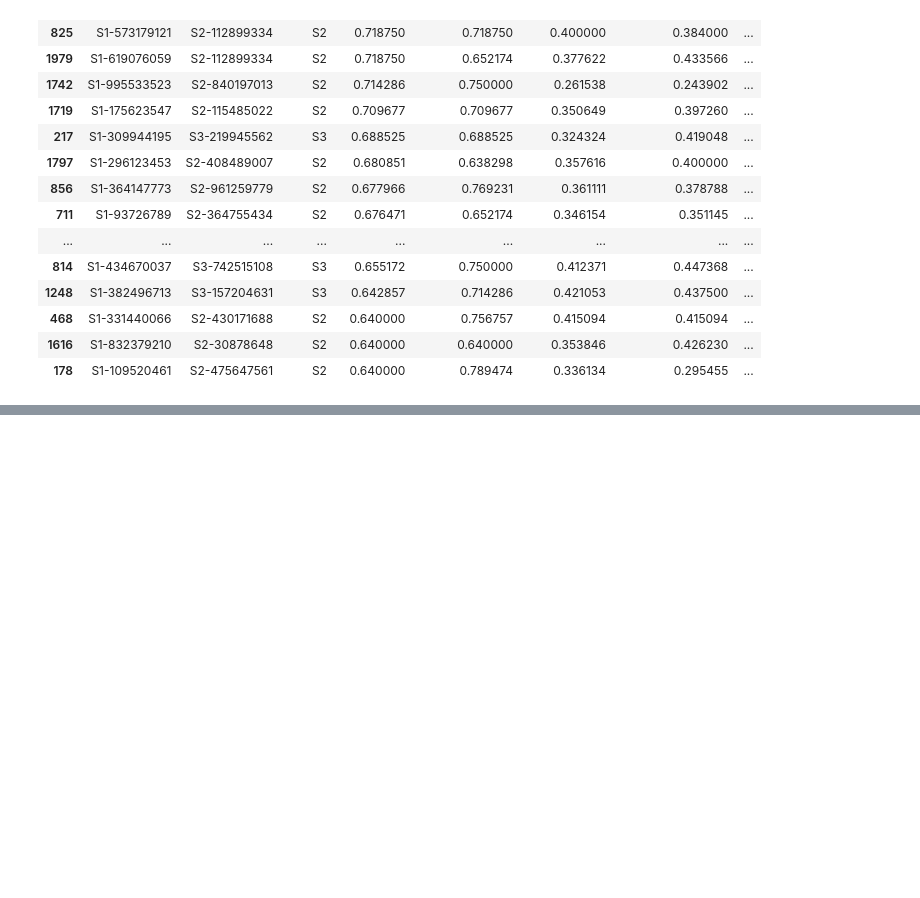
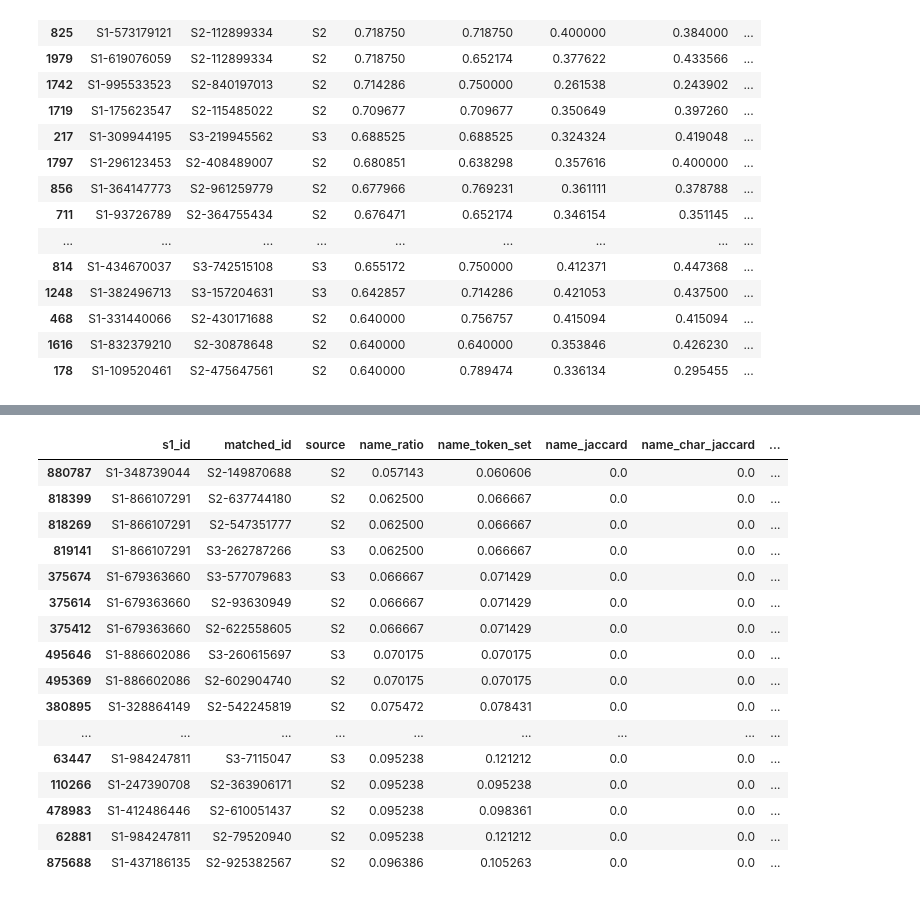
Before and after one commit to manndutiya23/amazon-ml-challenge-2026, a Jupyter notebook: notebooks/04_features.ipynb, the cells around one changed output, grey strips where cells are left out. Saved outputs shown, nothing was run; the diff lists cells and outputs as text; code cells hidden in the pictures; blank space fills up the shorter version.

```diff
--- a/notebooks/04_features.ipynb
+++ b/notebooks/04_features.ipynb
@@ -1230,0 +1363,11 @@ negative_features.sort_values(
+# %%
+candidate_pairs["source"] = candidate_pairs["matched_id"].str[:2]
+
+print("Candidate source distribution:")
+display(candidate_pairs["source"].value_counts())
+
+print("\nTrue-match source distribution:")
+display(
+    candidate_pairs.loc[candidate_pairs["is_match"], "source"]
+    .value_counts()
+)
@@ -1230,0 +1615,7 @@ negative_features.sort_values(
+# %%
+# Attach candidate labels to the feature matrix
+
+candidate_features["is_match"] = candidate_pairs["is_match"].to_numpy()
+
+print(candidate_features["is_match"].value_counts())
+print(f"Positive rate: {candidate_features['is_match'].mean():.4%}")
@@ -1230,0 +1875,46 @@ negative_features.sort_values(
+# %%
+hard_true = (
+    candidate_features[
+        candidate_features["is_match"]
+    ]
+    .sort_values(
+        ["name_ratio", "address_ratio"]
+    )
+)
+
+display(
+    hard_true[
+        [
+            "s1_id",
+            "matched_id",
+            "source",
+            "name_ratio",
+            "name_token_set",
+            "name_jaccard",
+            "name_char_jaccard",
+            "address_ratio",
+            "address_token_set",
+            "address_jaccard",
+            "digit_overlap",
+            "country_same",
+        ]
+    ].head(30)
+)
+# %% [output]
+|  | s1_id | matched_id | source | name_ratio | name_token_set | name_jaccard | name_char_jaccard | ... |
+| 880787 | S1-348739044 | S2-149870688 | S2 | 0.057143 | 0.060606 | 0.0 | 0.0 | ... |
+| 818399 | S1-866107291 | S2-637744180 | S2 | 0.062500 | 0.066667 | 0.0 | 0.0 | ... |
+| 818269 | S1-866107291 | S2-547351777 | S2 | 0.062500 | 0.066667 | 0.0 | 0.0 | ... |
+| 819141 | S1-866107291 | S3-262787266 | S3 | 0.062500 | 0.066667 | 0.0 | 0.0 | ... |
+| 375674 | S1-679363660 | S3-577079683 | S3 | 0.066667 | 0.071429 | 0.0 | 0.0 | ... |
+| 375614 | S1-679363660 | S2-93630949 | S2 | 0.066667 | 0.071429 | 0.0 | 0.0 | ... |
+| 375412 | S1-679363660 | S2-622558605 | S2 | 0.066667 | 0.071429 | 0.0 | 0.0 | ... |
+| 495646 | S1-886602086 | S3-260615697 | S3 | 0.070175 | 0.070175 | 0.0 | 0.0 | ... |
+| 495369 | S1-886602086 | S2-602904740 | S2 | 0.070175 | 0.070175 | 0.0 | 0.0 | ... |
+| 380895 | S1-328864149 | S2-542245819 | S2 | 0.075472 | 0.078431 | 0.0 | 0.0 | ... |
+| ... | ... | ... | ... | ... | ... | ... | ... | ... |
+| 63447 | S1-984247811 | S3-7115047 | S3 | 0.095238 | 0.121212 | 0.0 | 0.0 | ... |
+| 110266 | S1-247390708 | S2-363906171 | S2 | 0.095238 | 0.095238 | 0.0 | 0.0 | ... |
+| 478983 | S1-412486446 | S2-610051437 | S2 | 0.095238 | 0.098361 | 0.0 | 0.0 | ... |
+| 62881 | S1-984247811 | S2-79520940 | S2 | 0.095238 | 0.121212 | 0.0 | 0.0 | ... |
+| 875688 | S1-437186135 | S2-925382567 | S2 | 0.096386 | 0.105263 | 0.0 | 0.0 | ... |
```
Also changed, not shown: parts of 83 cells of this notebook, 3 other files.
